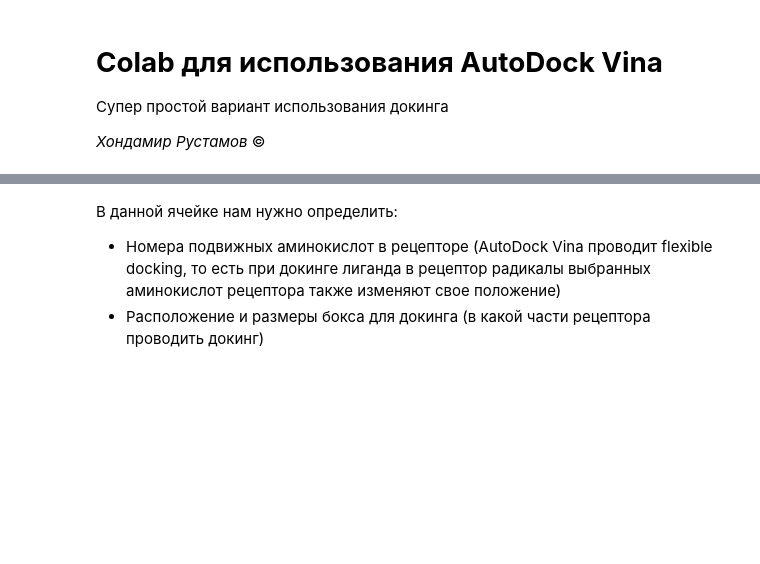
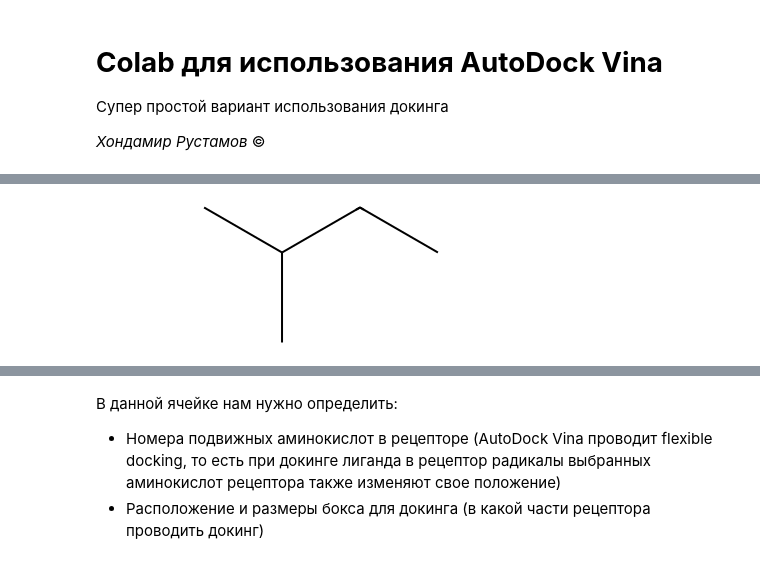
Before and after one commit to KhondamirRustamov/bioinformatics301, a Jupyter notebook: lab_docking/docking_vina.ipynb, the cells around one changed output, grey strips where cells are left out. Drawn from its saved outputs; the diff is of its cells as text; code cells hidden in the pictures; blank space fills up the shorter version.

```diff
--- a/lab_docking/docking_vina.ipynb
+++ b/lab_docking/docking_vina.ipynb
@@ -10,3 +21,8 @@
+# %%
+m = Chem.MolFromSmiles('CC(C)CC')
+m
+# %% [output]
+[figure, added]
 # %%
 #@title Загрузка необходимых библиотек для работы с AutoDock Vina
 
```
Also changed, not shown: parts of 6 cells of this notebook.
